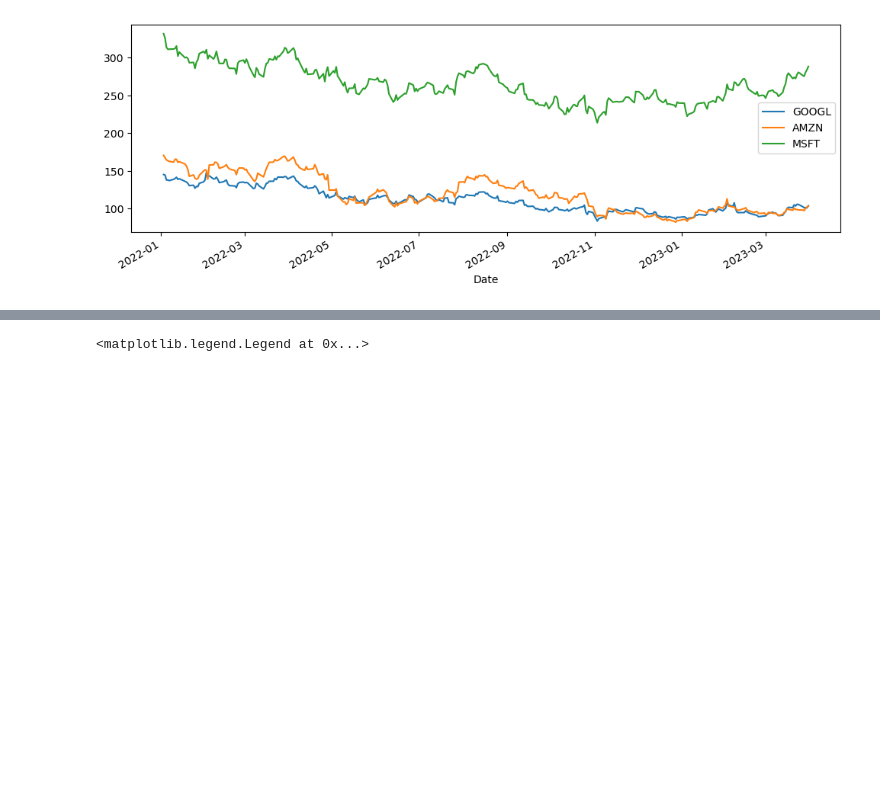
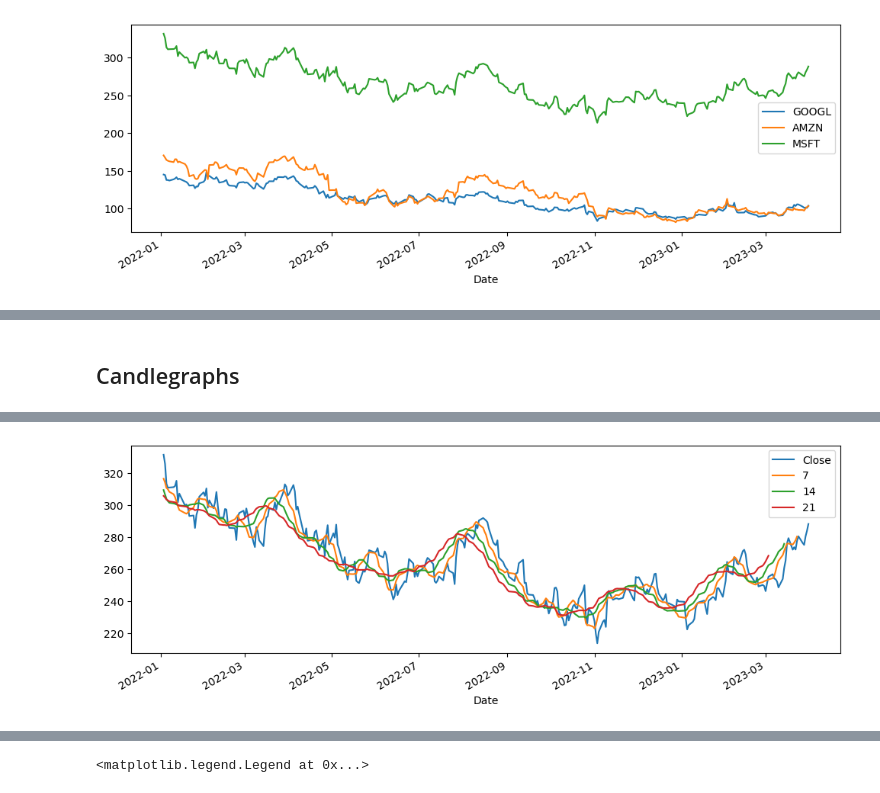
Before and after one commit to atilayyuri/data-related-meditations, a Jupyter notebook: Finance Data Project.ipynb, the cells around one changed output, grey strips where cells are left out. Saved outputs shown, nothing was run; the diff lists cells and outputs as text; code cells hidden in the pictures; blank space fills up the shorter version.

Commit message:
new environment file for Anaconda and additional graphs for the project

```diff
--- a/Finance Data Project.ipynb
+++ b/Finance Data Project.ipynb
@@ -160,3 +152,5 @@ plt.legend()
+# %% [markdown]
+## Candlegraphs
 # %%
 for stock in stocks:
     stocks_dataframe[stock][['Open', 'High', 'Low', 'Close']].iplot(kind='candle',name=stock,showlegend=True)
@@ -164,3 +158,25 @@ for stock in stocks:
 [interactive output not drawn]
 [interactive output not drawn]
 [interactive output not drawn]
+# %%
+def add_moving_averages(stocks, ma_indexes):
+    if isinstance(stocks,list):
+        for stock in stocks:
+            for ma_index in ma_indexes:
+                    stock[f'MA {ma_index}'] = stock['Close'].rolling(window=ma_index).mean()
+    elif isinstance(stocks,pd.core.frame.DataFrame):
+        for ma_index in ma_indexes:
+                    stocks[f'MA {ma_index}'] = stocks['Close'].rolling(window=ma_index).mean()
+
+
+def plot_moving_averages(stock, ma_indexes):
+    #print(stock.name)
+    stock['Close'].plot(label='Close')
+    for ma_index in ma_indexes:
+        stock[f'MA {ma_index}'].plot(figsize=(12,4),label=ma_index)
+    plt.legend()
+# %%
+add_moving_averages(microsoft, [7,14,21])
+plot_moving_averages(microsoft, [7,14,21])
+# %% [output]
+[figure, added]
```
Also changed, not shown: parts of 15 cells of this notebook, 1 other file.
